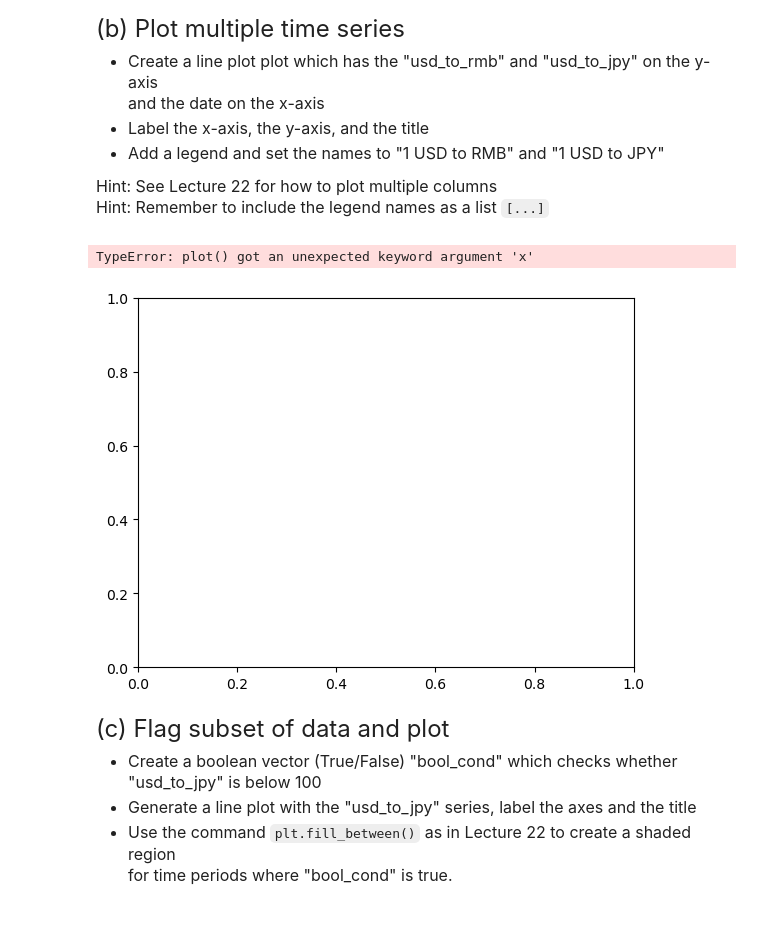
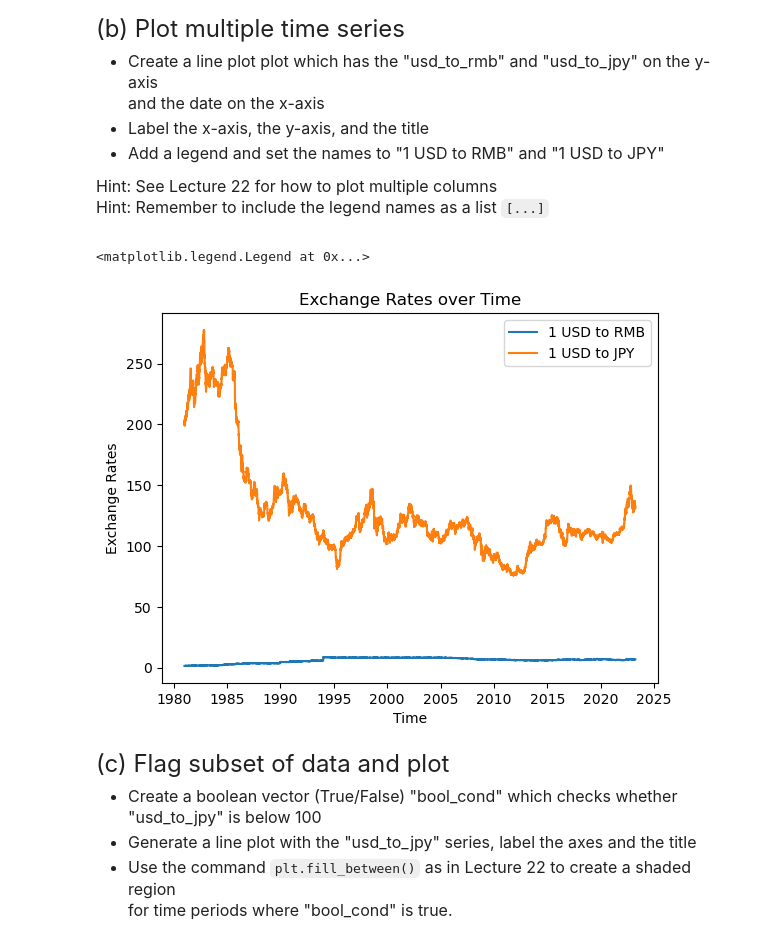
Before and after one commit to abbybrickman/qtm151spring2024, a Jupyter notebook: assignment10/assignment10.ipynb, the cells around one changed output. Saved outputs shown, nothing was run; the diff lists cells and outputs as text; code cells hidden in the pictures.

```diff
--- a/assignment10/assignment10.ipynb
+++ b/assignment10/assignment10.ipynb
@@ -64,14 +66,15 @@
 # %%
 # Write your own code
 
-plt.plot(x = "datetime", y = ["usd_to_rmb", "usd_to_jpy"],
-          data = exchangerates)
-plt.xlabel("Time")
-plt.ylabel("Exchange Rates")
-plt.title("Exchage Rates over Time")
+plt.plot(exchangerates["datetime"], exchangerates["usd_to_rmb"], label='1 USD to RMB')
+plt.plot(exchangerates["datetime"], exchangerates["usd_to_jpy"], label='1 USD to JPY')
+plt.xlabel('Time')
+plt.ylabel('Exchange Rates')
+plt.title('Exchange Rates over Time')
+plt.legend()
 # %% [output]
-TypeError: plot() got an unexpected keyword argument 'x'
+<matplotlib.legend.Legend at 0x...>
-[figure, old version]
+[figure, new version]
 # %% [markdown]
 <font size = "5">
 
```
Also changed, not shown: parts of 7 cells of this notebook.
